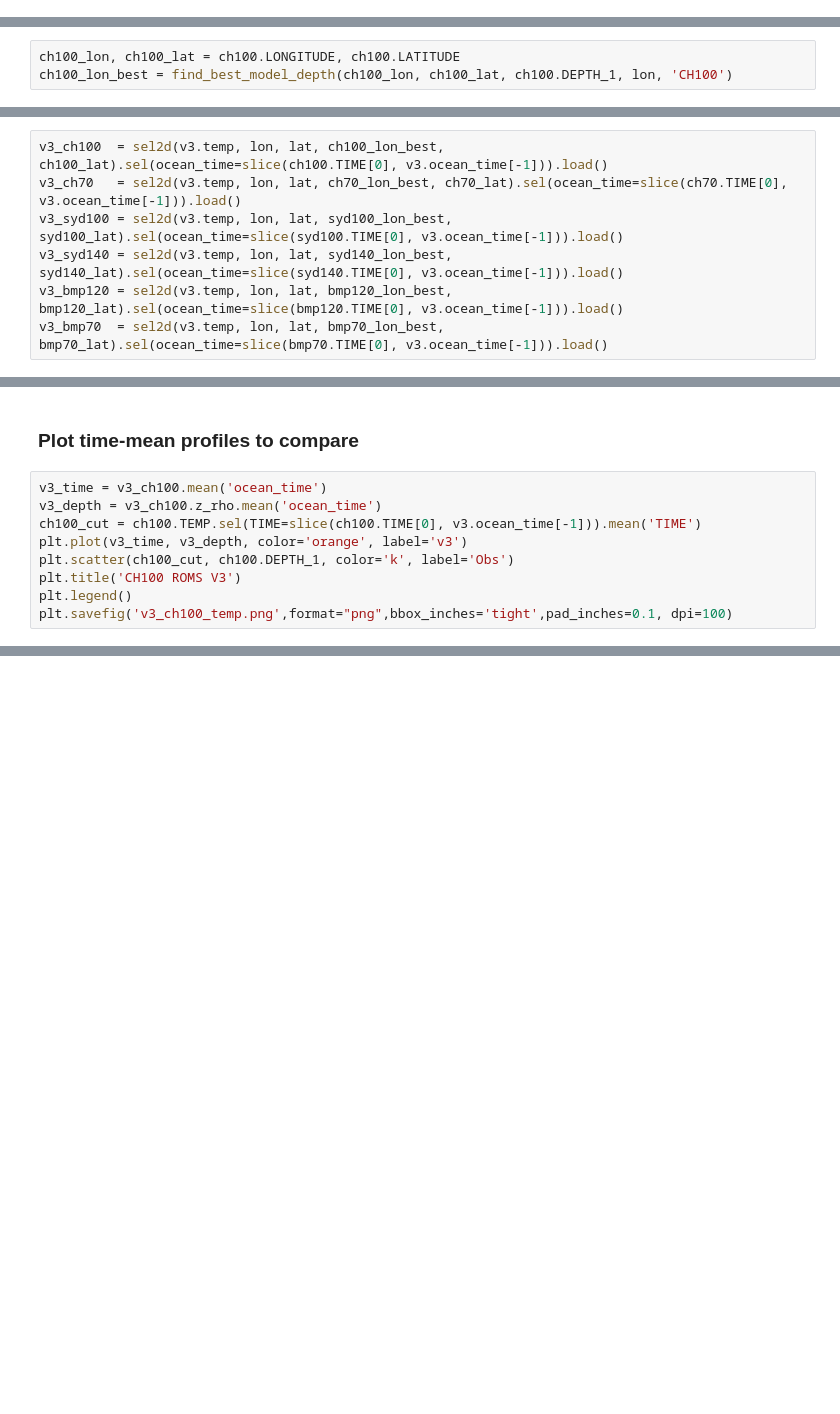
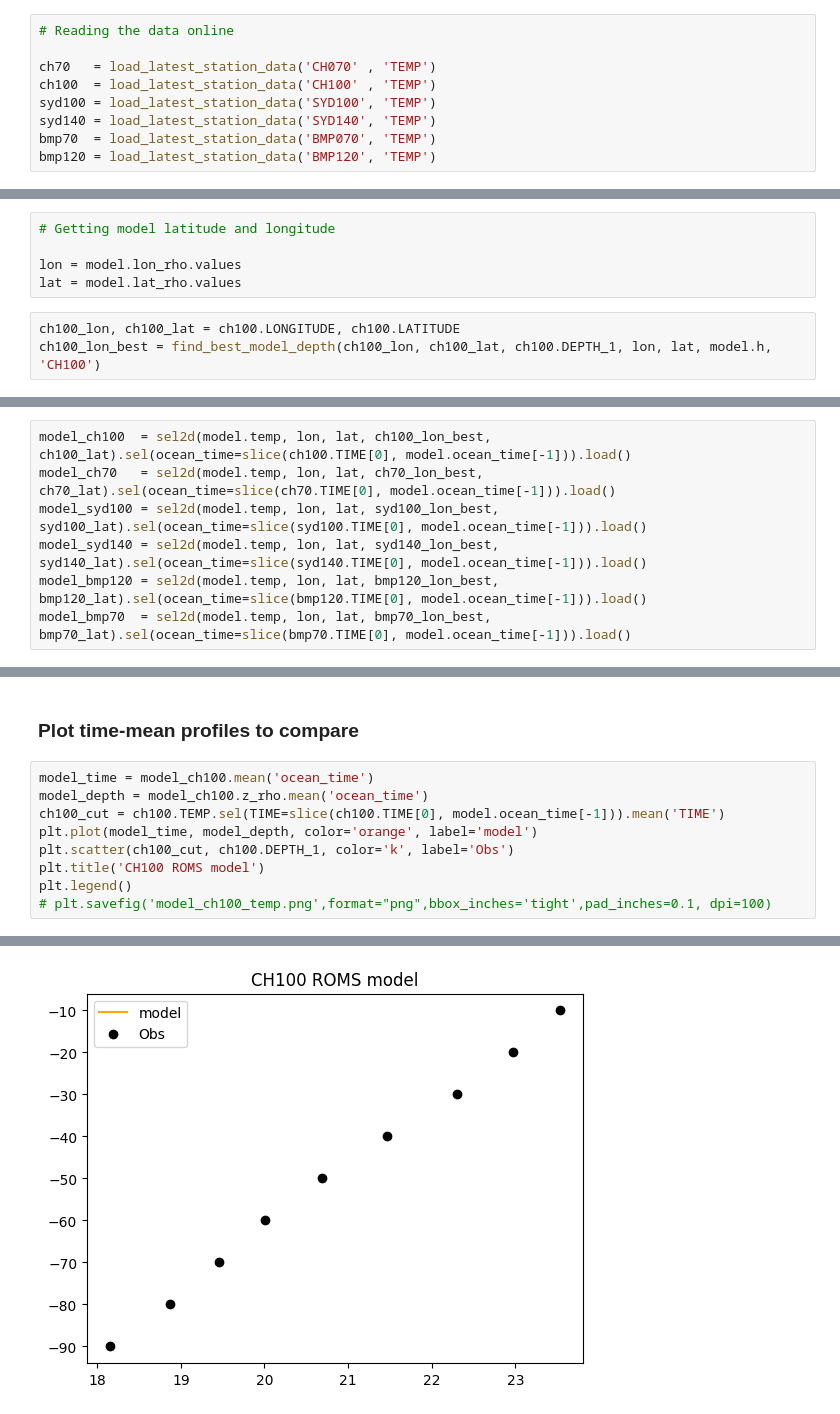
Before and after one commit to ACCESS-Community-Hub/coastal-commons, a Jupyter notebook: Recipes/model_eval_moorings.ipynb, the cells around one changed output, grey strips where cells are left out. Saved outputs shown, nothing was run; the diff lists cells and outputs as text; blank space fills up the shorter version.

```diff
--- a/Recipes/model_eval_moorings.ipynb
+++ b/Recipes/model_eval_moorings.ipynb
@@ -70,0 +116,9 @@ bmp70  = xr.open_dataset('http://thredds.aodn.org.au/thredds/dodsC/IMOS/ANMN/NSW
+# %%
+# Reading the data online
+
+ch70   = load_latest_station_data('CH070' , 'TEMP')
+ch100  = load_latest_station_data('CH100' , 'TEMP')
+syd100 = load_latest_station_data('SYD100', 'TEMP')
+syd140 = load_latest_station_data('SYD140', 'TEMP')
+bmp70  = load_latest_station_data('BMP070', 'TEMP')
+bmp120 = load_latest_station_data('BMP120', 'TEMP')
@@ -182,5 +252,10 @@ def find_best_model_depth(moor_lon, moor_lat, moor_depth, model_lon, nm):
 # %% [markdown]
 ## Coffs coordinates
+# %%
+# Getting model latitude and longitude
+
+lon = model.lon_rho.values
+lat = model.lat_rho.values
 # %%
 ch100_lon, ch100_lat = ch100.LONGITUDE, ch100.LATITUDE
-ch100_lon_best = find_best_model_depth(ch100_lon, ch100_lat, ch100.DEPTH_1, lon, 'CH100')
+ch100_lon_best = find_best_model_depth(ch100_lon, ch100_lat, ch100.DEPTH_1, lon, lat, model.h, 'CH100')
@@ -236,9 +345,9 @@ v3 = sigma_depth_calc(v3)
 # %%
-v3_ch100  = sel2d(v3.temp, lon, lat, ch100_lon_best, ch100_lat).sel(ocean_time=slice(ch100.TIME[0], v3.ocean_time[-1])).load()
-v3_ch70   = sel2d(v3.temp, lon, lat, ch70_lon_best, ch70_lat).sel(ocean_time=slice(ch70.TIME[0], v3.ocean_time[-1])).load()
-v3_syd100 = sel2d(v3.temp, lon, lat, syd100_lon_best, syd100_lat).sel(ocean_time=slice(syd100.TIME[0], v3.ocean_time[-1])).load()
-v3_syd140 = sel2d(v3.temp, lon, lat, syd140_lon_best, syd140_lat).sel(ocean_time=slice(syd140.TIME[0], v3.ocean_time[-1])).load()
-v3_bmp120 = sel2d(v3.temp, lon, lat, bmp120_lon_best, bmp120_lat).sel(ocean_time=slice(bmp120.TIME[0], v3.ocean_time[-1])).load()
-v3_bmp70  = sel2d(v3.temp, lon, lat, bmp70_lon_best, bmp70_lat).sel(ocean_time=slice(bmp70.TIME[0], v3.ocean_time[-1])).load()
+model_ch100  = sel2d(model.temp, lon, lat, ch100_lon_best, ch100_lat).sel(ocean_time=slice(ch100.TIME[0], model.ocean_time[-1])).load()
+model_ch70   = sel2d(model.temp, lon, lat, ch70_lon_best, ch70_lat).sel(ocean_time=slice(ch70.TIME[0], model.ocean_time[-1])).load()
+model_syd100 = sel2d(model.temp, lon, lat, syd100_lon_best, syd100_lat).sel(ocean_time=slice(syd100.TIME[0], model.ocean_time[-1])).load()
+model_syd140 = sel2d(model.temp, lon, lat, syd140_lon_best, syd140_lat).sel(ocean_time=slice(syd140.TIME[0], model.ocean_time[-1])).load()
+model_bmp120 = sel2d(model.temp, lon, lat, bmp120_lon_best, bmp120_lat).sel(ocean_time=slice(bmp120.TIME[0], model.ocean_time[-1])).load()
+model_bmp70  = sel2d(model.temp, lon, lat, bmp70_lon_best, bmp70_lat).sel(ocean_time=slice(bmp70.TIME[0], model.ocean_time[-1])).load()
 # %% [markdown]
 ##### Save out temperature timeseries from model runs
@@ -252,11 +361,12 @@ save_model_at_mooring(v3_bmp70, '/home/z5392640/work/phd_unsw/katana/roms_valida
 # %% [markdown]
 ### Plot time-mean profiles to compare
 # %%
-v3_time = v3_ch100.mean('ocean_time')
-v3_depth = v3_ch100.z_rho.mean('ocean_time')
-ch100_cut = ch100.TEMP.sel(TIME=slice(ch100.TIME[0], v3.ocean_time[-1])).mean('TIME')
-plt.plot(v3_time, v3_depth, color='orange', label='v3')
+model_time = model_ch100.mean('ocean_time')
+model_depth = model_ch100.z_rho.mean('ocean_time')
+ch100_cut = ch100.TEMP.sel(TIME=slice(ch100.TIME[0], model.ocean_time[-1])).mean('TIME')
+plt.plot(model_time, model_depth, color='orange', label='model')
 plt.scatter(ch100_cut, ch100.DEPTH_1, color='k', label='Obs')
-plt.title('CH100 ROMS V3')
+plt.title('CH100 ROMS model')
 plt.legend()
-plt.savefig('v3_ch100_temp.png',format="png",bbox_inches='tight',pad_inches=0.1, dpi=100)
+# plt.savefig('model_ch100_temp.png',format="png",bbox_inches='tight',pad_inches=0.1, dpi=100)
+# %% [output]
@@ -263 +374,2 @@ plt.savefig('v3_ch100_temp.png',format="png",bbox_inches='tight',pad_inches=0.1,
+[figure, added]
 # %%
```
Also changed, not shown: parts of 29 cells of this notebook.
